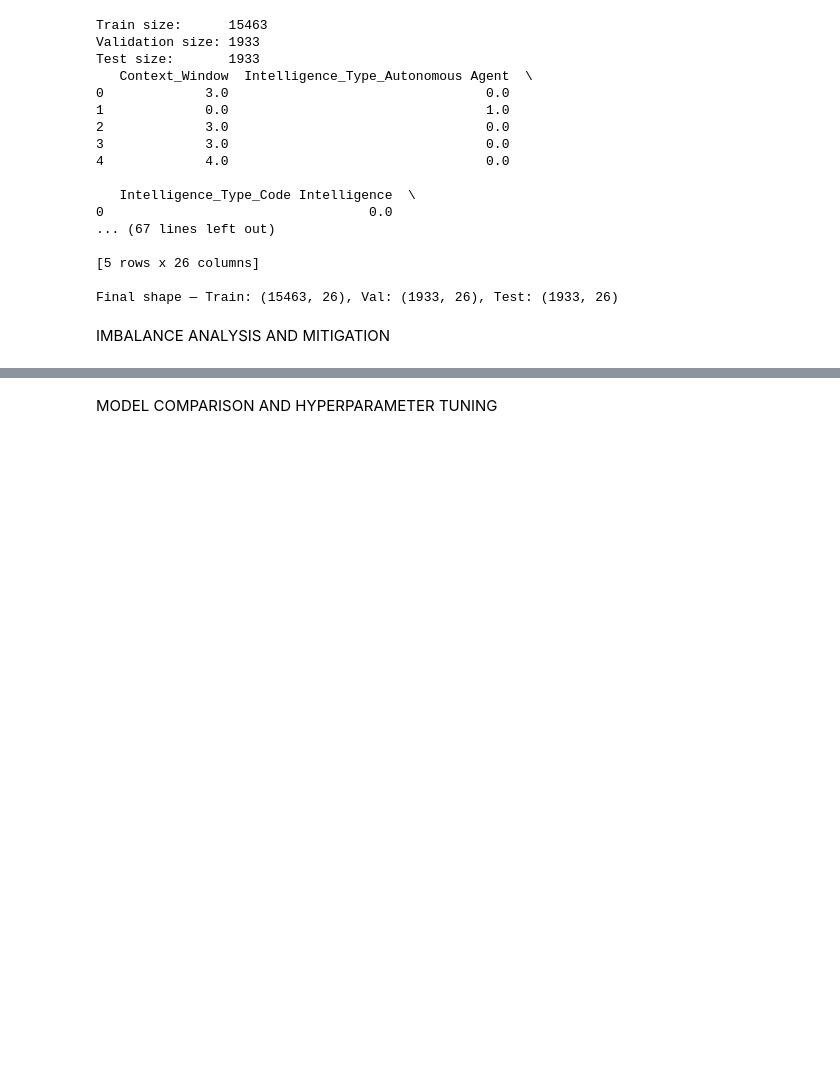
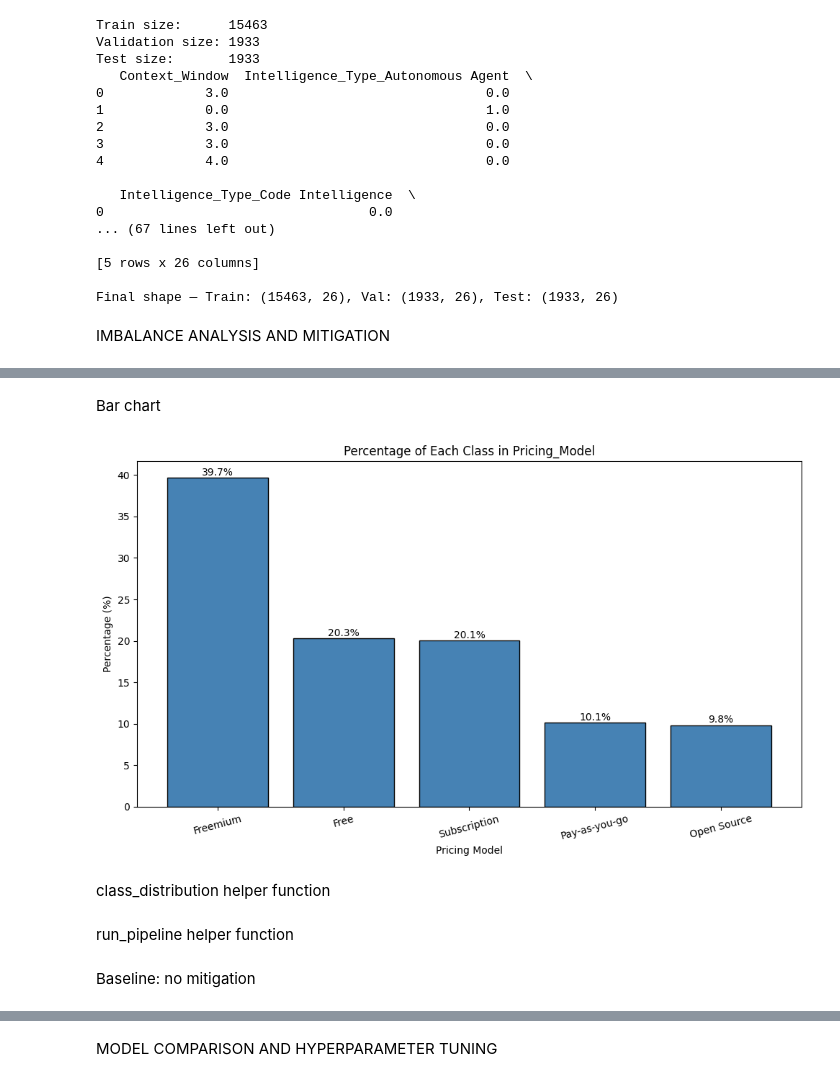
Before and after one commit to GafillaAbrahamer/ClassificationProject, a Jupyter notebook: Prueba.ipynb, the cells around one changed output, grey strips where cells are left out. Cells and saved outputs as stored; diff of their text form; code cells hidden in the pictures; blank space fills up the shorter version.

```diff
--- a/Prueba.ipynb
+++ b/Prueba.ipynb
@@ -187,0 +198,9 @@ IMBALANCE ANALYSIS AND MITIGATION
+# %%
+# --- Class distribution analysis ---
+# From 3.1: same pattern as df['annotation'].value_counts()
+
+class_counts = y.value_counts()
+print(f"The class distribution is:\n{class_counts}")
+
+class_percentages = (class_counts / class_counts.sum()) * 100
+print(f"\nThe class percentage distribution is:\n{class_percentages.round(2)}")
@@ -187,0 +225,20 @@ IMBALANCE ANALYSIS AND MITIGATION
+# %% [markdown]
+Bar chart
+# %%
+# --- Bar chart of class distribution ---
+# From 3.1: adapted from the pie chart cell
+
+plt.figure(figsize=(10, 6))
+plt.bar(class_percentages.index, class_percentages.values, color='steelblue', edgecolor='black')
+plt.title('Percentage of Each Class in Pricing_Model')
+plt.xlabel('Pricing Model')
+plt.ylabel('Percentage (%)')
+plt.xticks(rotation=15)
+for i, v in enumerate(class_percentages.values):
+    plt.text(i, v + 0.3, f'{v:.1f}%', ha='center')
+plt.tight_layout()
+plt.show()
+# %% [output]
+[figure, added]
+# %% [markdown]
+class_distribution helper function
@@ -187,0 +257,2 @@ IMBALANCE ANALYSIS AND MITIGATION
+# %% [markdown]
+run_pipeline helper function
@@ -187,0 +274,2 @@ IMBALANCE ANALYSIS AND MITIGATION
+# %% [markdown]
+Baseline: no mitigation
```
Also changed, not shown: parts of 13 cells of this notebook.
